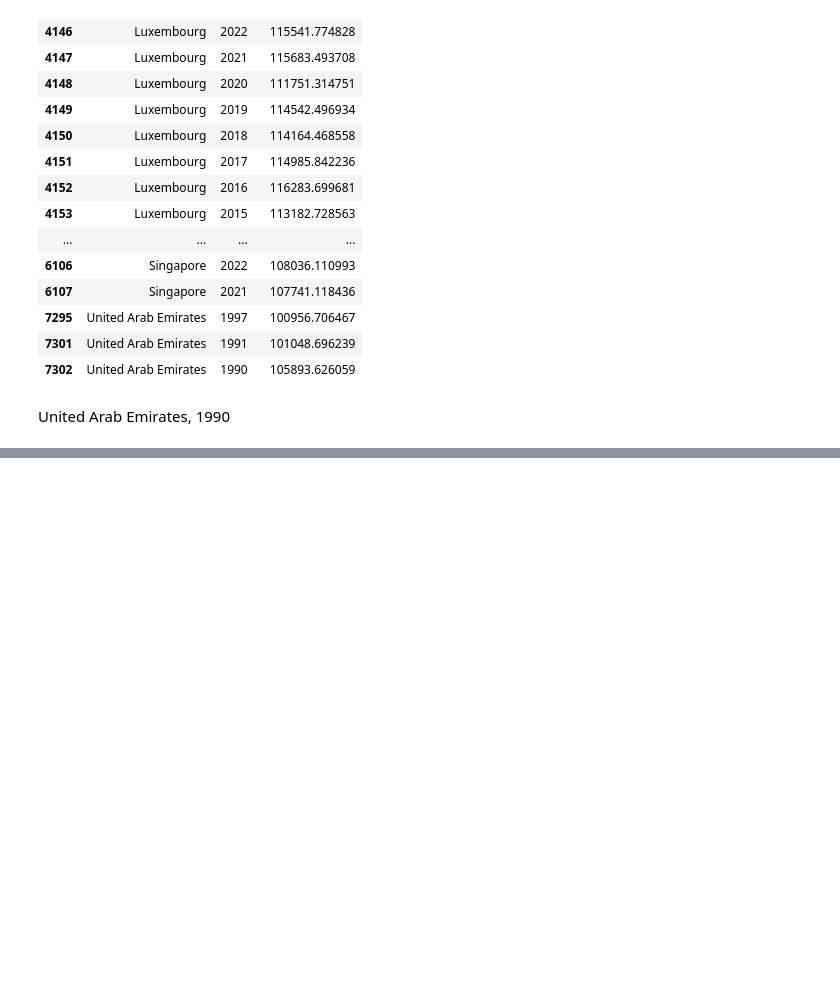
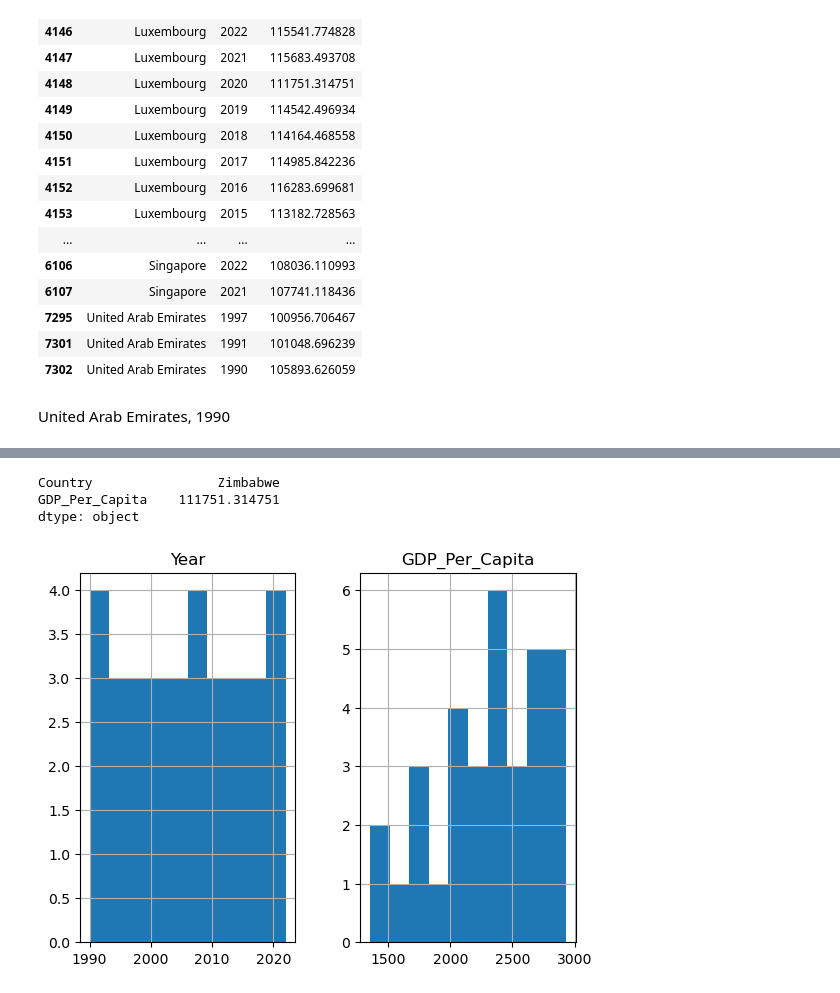
Before and after one commit to NSS-Data-Analytics-Cohort-12/un-python-ericahen, a Jupyter notebook: notebooks/un_project.ipynb, the cells around one changed output, grey strips where cells are left out. Saved outputs shown, nothing was run; the diff lists cells and outputs as text; code cells hidden in the pictures; blank space fills up the shorter version.

```diff
--- a/notebooks/un_project.ipynb
+++ b/notebooks/un_project.ipynb
@@ -188,0 +232,11 @@ United Arab Emirates, 1990
+# %%
+top_country.head()
+# %% [output]
+Country                Zimbabwe
+GDP_Per_Capita    111751.314751
+dtype: object
+# %%
+gdp_df[gdp_df["Country"]== "Zimbabwe"].hist()
+plt.show()
+# %% [output]
+[figure, added]
```
Also changed, not shown: parts of 28 cells of this notebook.
